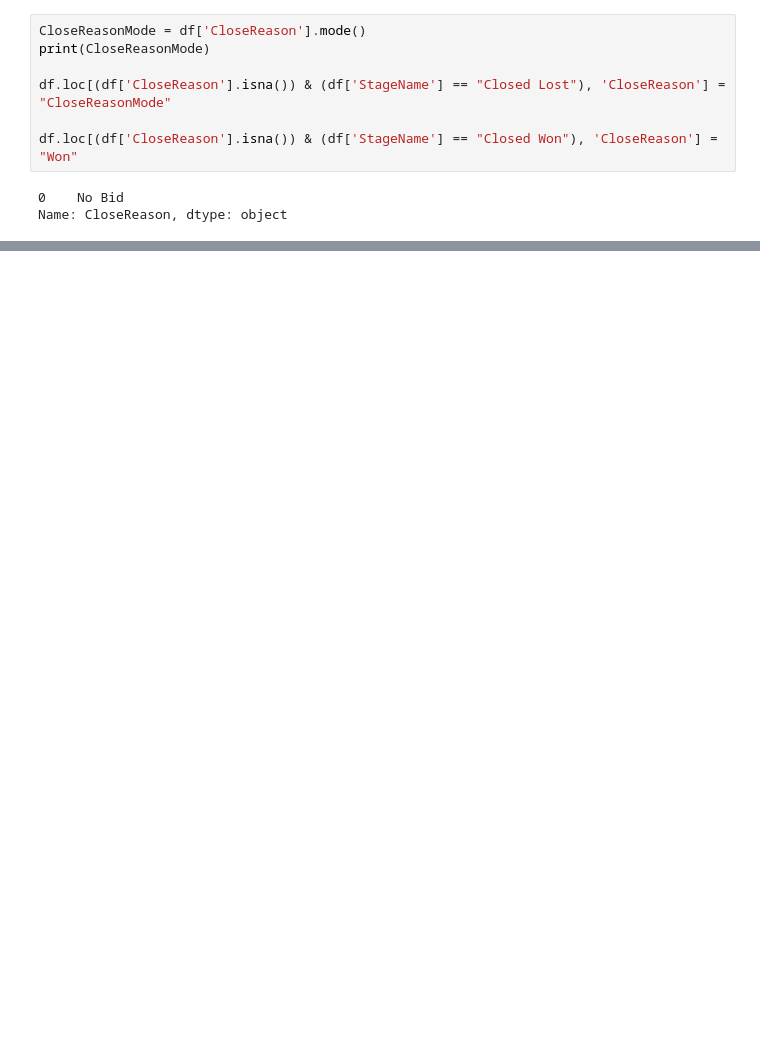
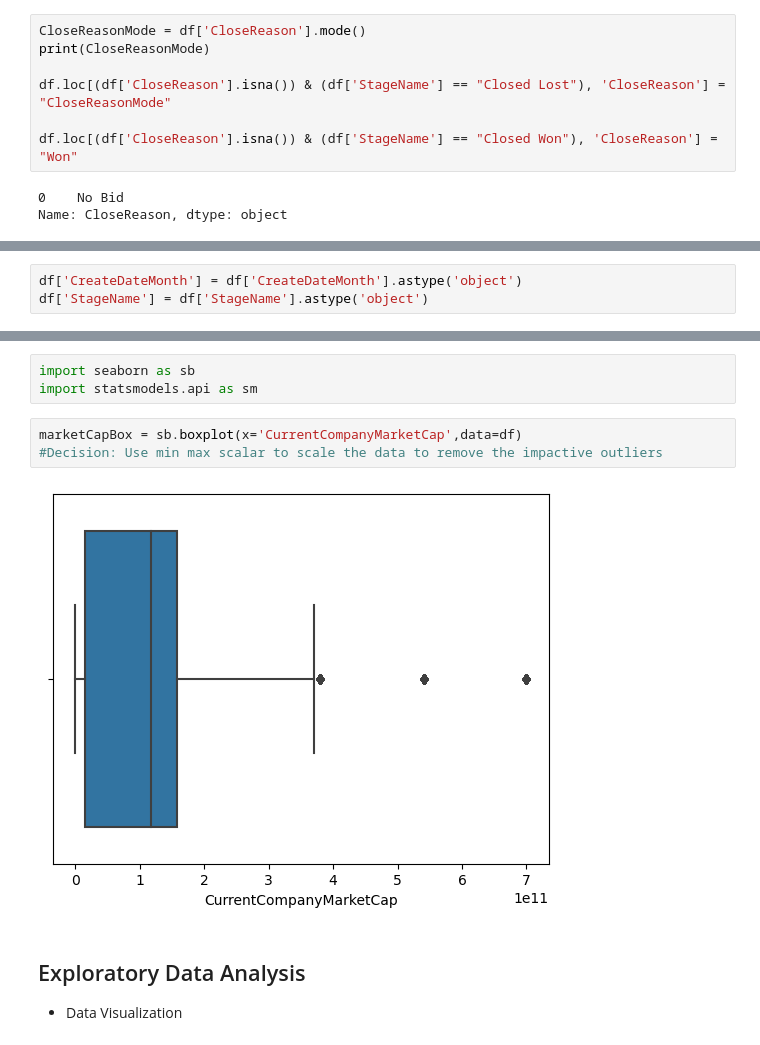
Before and after one commit to Krescenskok/DataScienceSessions, a Jupyter notebook: LogisticRegression.ipynb, the cells around one changed output, grey strips where cells are left out. Drawn from its saved outputs; the diff is of its cells as text; blank space fills up the shorter version.

Commit message:
add outliers

```diff
--- a/LogisticRegression.ipynb
+++ b/LogisticRegression.ipynb
@@ -249,0 +269,3 @@ display(df)
+# %%
+df['CreateDateMonth'] = df['CreateDateMonth'].astype('object')
+df['StageName'] = df['StageName'].astype('object')
@@ -249,0 +299,11 @@ display(df)
+# %%
+import seaborn as sb
+import statsmodels.api as sm
+# %%
+marketCapBox = sb.boxplot(x='CurrentCompanyMarketCap',data=df)
+#Decision: Use min max scalar to scale the data to remove the impactive outliers
+# %% [output]
+[figure, added]
+# %% [markdown]
+## Exploratory Data Analysis
+- Data Visualization
```
Also changed, not shown: parts of 19 cells of this notebook.
